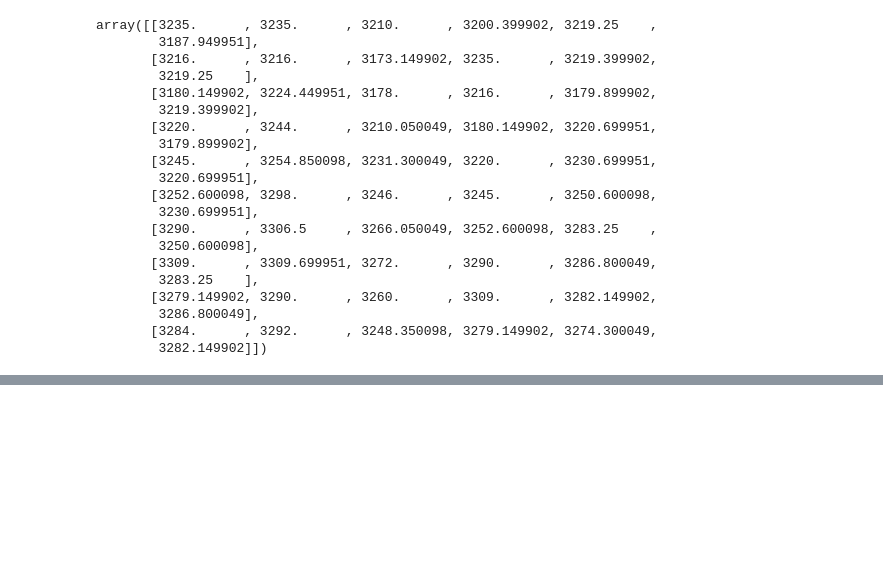
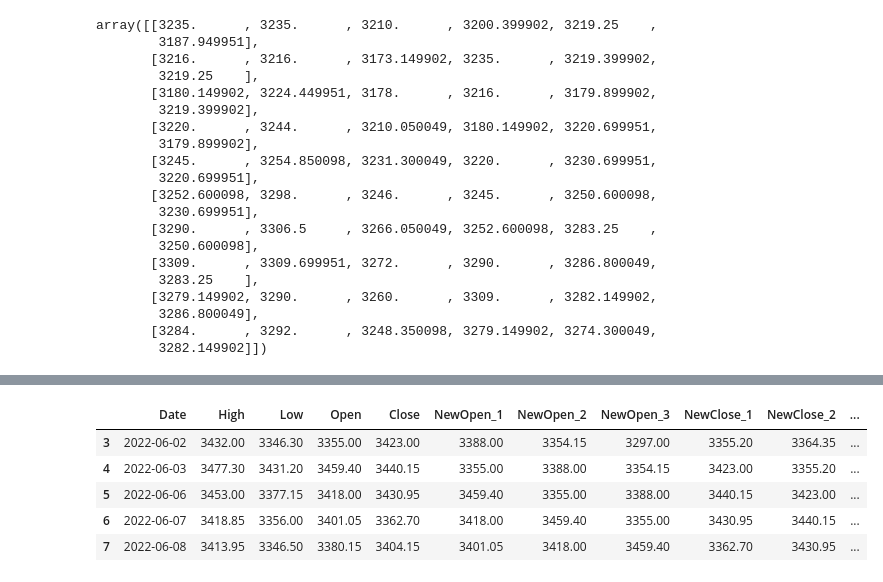
Before and after one commit to DarkMatter-999/Stock-Prediciton-ML, a Jupyter notebook: linreg.ipynb, the cells around one changed output, grey strips where cells are left out. Saved outputs shown, nothing was run; the diff lists cells and outputs as text; code cells hidden in the pictures; blank space fills up the shorter version.

```diff
--- a/linreg.ipynb
+++ b/linreg.ipynb
@@ -235,0 +395,10 @@ test
+# %%
+df = df.dropna()
+df.head()
+# %% [output]
+|  | Date | High | Low | Open | Close | NewOpen_1 | NewOpen_2 | NewOpen_3 | NewClose_1 | NewClose_2 | ... |
+| 3 | 2022-06-02 | 3432.00 | 3346.30 | 3355.00 | 3423.00 | 3388.00 | 3354.15 | 3297.00 | 3355.20 | 3364.35 | ... |
+| 4 | 2022-06-03 | 3477.30 | 3431.20 | 3459.40 | 3440.15 | 3355.00 | 3388.00 | 3354.15 | 3423.00 | 3355.20 | ... |
+| 5 | 2022-06-06 | 3453.00 | 3377.15 | 3418.00 | 3430.95 | 3459.40 | 3355.00 | 3388.00 | 3440.15 | 3423.00 | ... |
+| 6 | 2022-06-07 | 3418.85 | 3356.00 | 3401.05 | 3362.70 | 3418.00 | 3459.40 | 3355.00 | 3430.95 | 3440.15 | ... |
+| 7 | 2022-06-08 | 3413.95 | 3346.50 | 3380.15 | 3404.15 | 3401.05 | 3418.00 | 3459.40 | 3362.70 | 3430.95 | ... |
```
Also changed, not shown: parts of 19 cells of this notebook, 2 other files.
